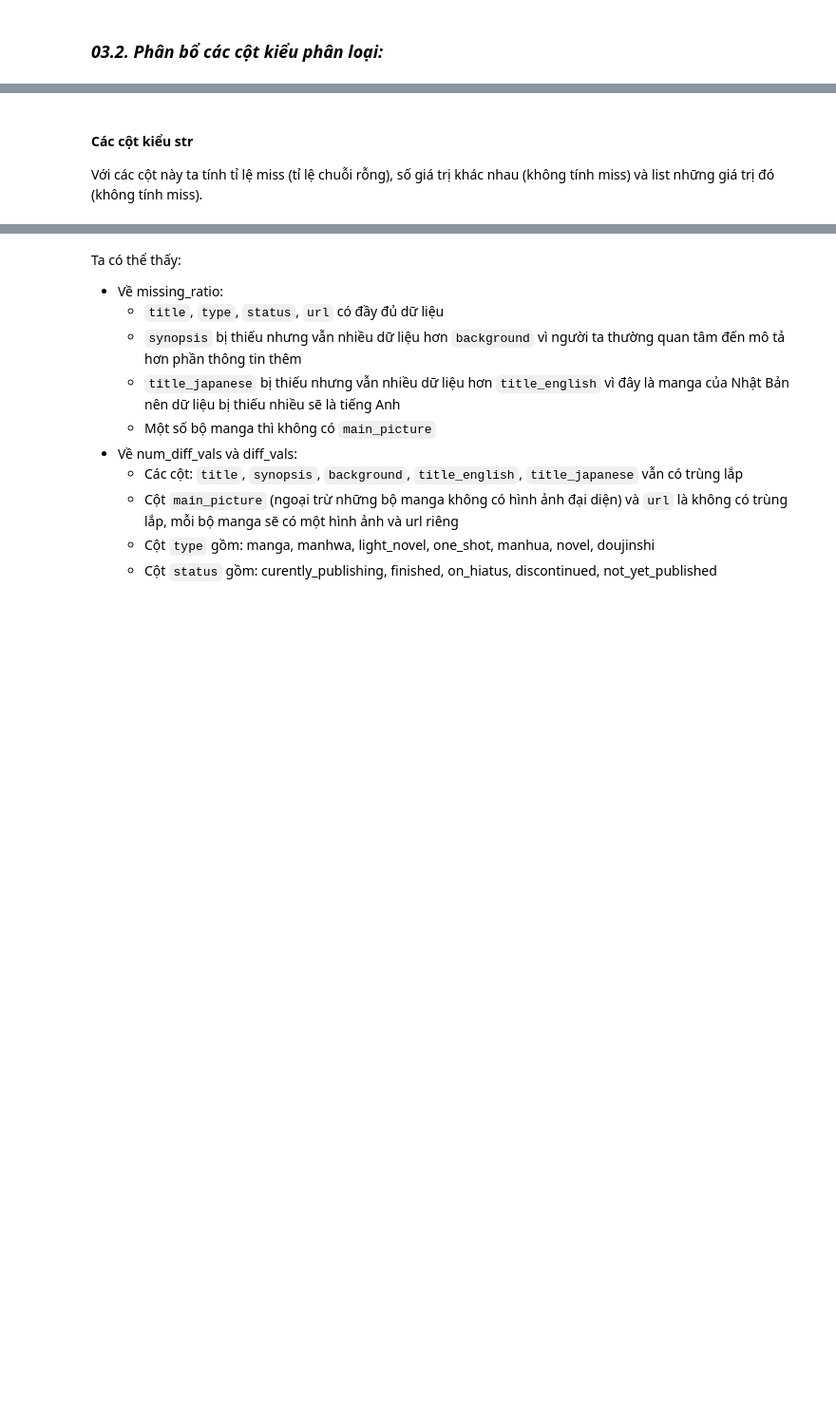
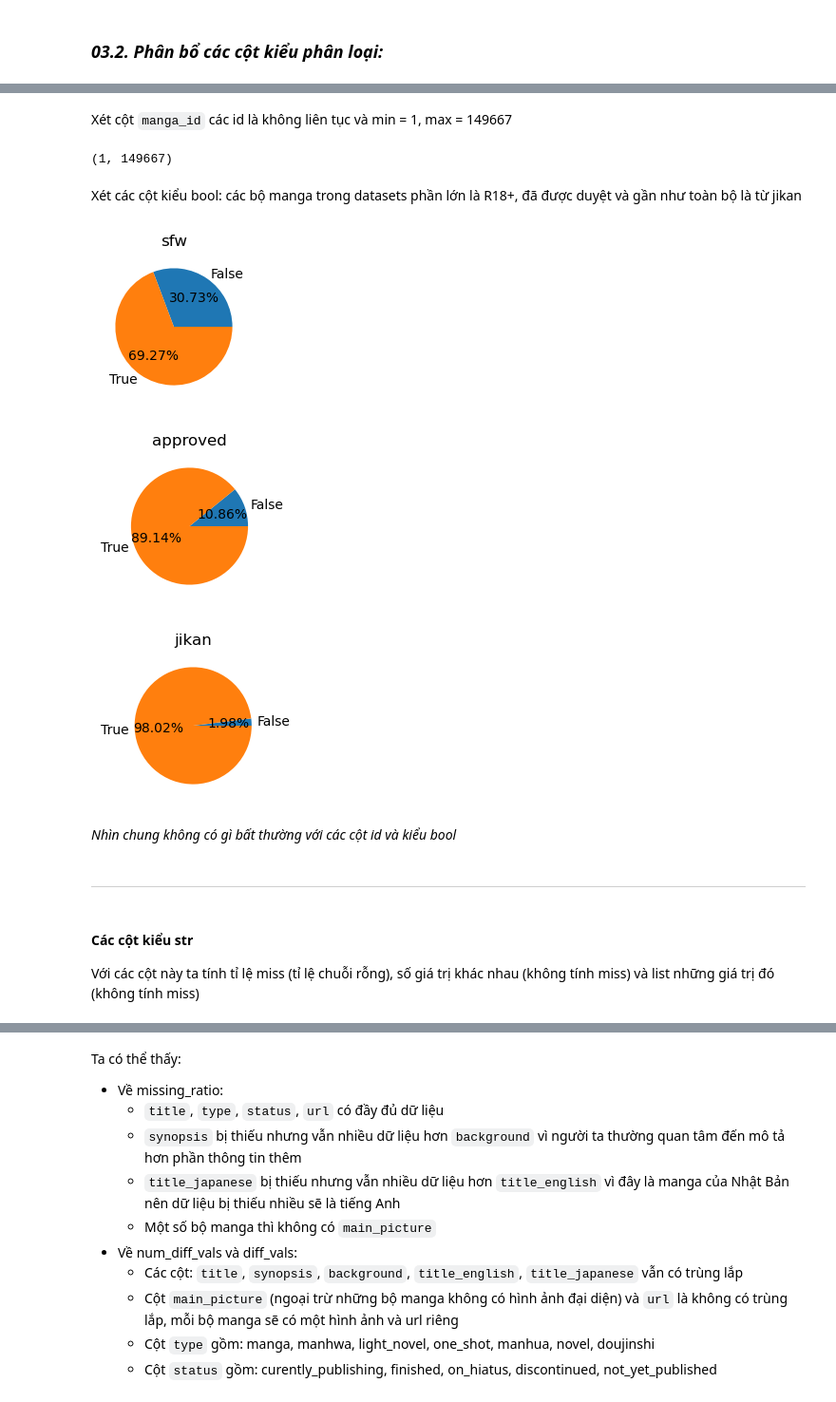
Before and after one commit to lengoctuong/Prj-Manga-Dataset_Programming4DS, a Jupyter notebook: 02_Exploring-Preprocessing-Data.ipynb, the cells around one changed output, grey strips where cells are left out. Shown at 95% size. Saved outputs shown, nothing was run; the diff lists cells and outputs as text; code cells hidden in the pictures; blank space fills up the shorter version.

```diff
--- a/02_Exploring-Preprocessing-Data.ipynb
+++ b/02_Exploring-Preprocessing-Data.ipynb
@@ -280,6 +375,33 @@ Có 611 outliers xét trong cột `score`
+# %% [markdown]
+Xét cột `manga_id` các id là không liên tục và min = 1, max = 149667
+# %%
+manga_df['manga_id'].min(), manga_df['manga_id'].max()
+# %% [output]
+(1, 149667)
+# %% [markdown]
+Xét các cột kiểu bool: các bộ manga trong datasets phần lớn là R18+, đã được duyệt và gần như toàn bộ là từ jikan
+# %%
+plt.figure(figsize=(2, 2))
+plt.title('sfw')
+plt.pie(np.unique(manga_df['sfw'], return_counts=True)[1], labels=np.unique(manga_df['sfw'], return_counts=True)[0], autopct = '%1.2f%%');
+
+plt.figure(figsize=(2, 2))
+plt.title('approved')
+plt.pie(np.unique(manga_df['approved'], return_counts=True)[1], labels=np.unique(manga_df['approved'], return_counts=True)[0], autopct = '%1.2f%%');
+
+plt.figure(figsize=(2, 2))
+plt.title('jikan')
+plt.pie(np.unique(manga_df['jikan'], return_counts=True)[1], labels=np.unique(manga_df['jikan'], return_counts=True)[0], autopct = '%1.2f%%');
+# %% [output]
+[figure, added]
+[figure, added]
+[figure, added]
+# %% [markdown]
+_Nhìn chung không có gì bất thường với các cột id và kiểu bool_
+# %% [markdown]
+---
 # %% [markdown]
 #### Các cột kiểu str
-
-Với các cột này ta tính tỉ lệ miss (tỉ lệ chuỗi rỗng), số giá trị khác nhau (không tính miss) và list những giá trị đó (không tính miss).
+Với các cột này ta tính tỉ lệ miss (tỉ lệ chuỗi rỗng), số giá trị khác nhau (không tính miss) và list những giá trị đó (không tính miss)
 # %%
 str_col_profiles_df = pd.DataFrame({'title': [.0] * 3,
```
Also changed, not shown: parts of 25 cells of this notebook.
